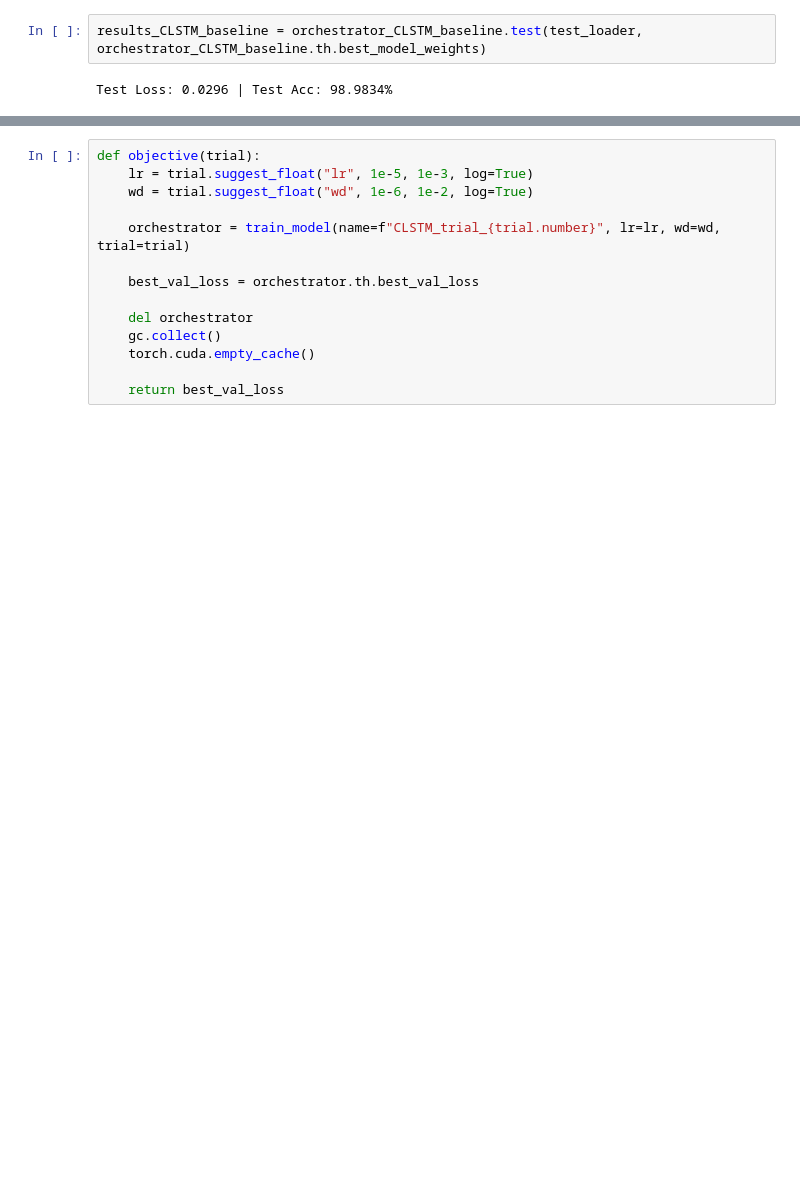
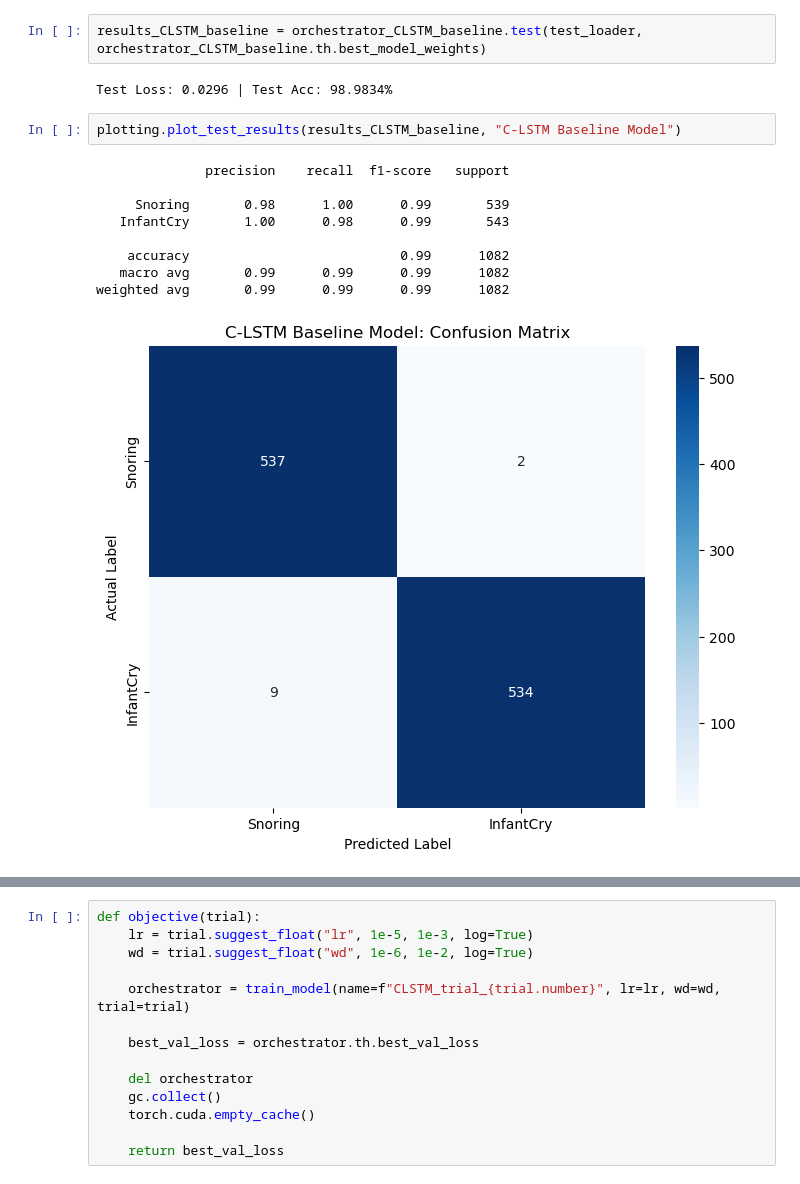
Before and after one commit to JayC-SF/COMP-432-Project, a Jupyter notebook: notebooks/AudioCLSTM.ipynb, the cells around one changed output, grey strips where cells are left out. Drawn from its saved outputs; the diff is of its cells as text; blank space fills up the shorter version.

```diff
--- a/notebooks/AudioCLSTM.ipynb
+++ b/notebooks/AudioCLSTM.ipynb
@@ -178,3 +191,15 @@ Train Loss: 0.1048 | Train Acc: 96.1088%
 results_CLSTM_baseline = orchestrator_CLSTM_baseline.test(test_loader, orchestrator_CLSTM_baseline.th.best_model_weights)
 # %% [output]
 Test Loss: 0.0296 | Test Acc: 98.9834%
+# %%
+plotting.plot_test_results(results_CLSTM_baseline, "C-LSTM Baseline Model")
+# %% [output]
+              precision    recall  f1-score   support
+
+     Snoring       0.98      1.00      0.99       539
+   InfantCry       1.00      0.98      0.99       543
+
+    accuracy                           0.99      1082
+   macro avg       0.99      0.99      0.99      1082
+weighted avg       0.99      0.99      0.99      1082
+[figure, added]
```
Also changed, not shown: parts of 8 cells of this notebook, 32 other files.
